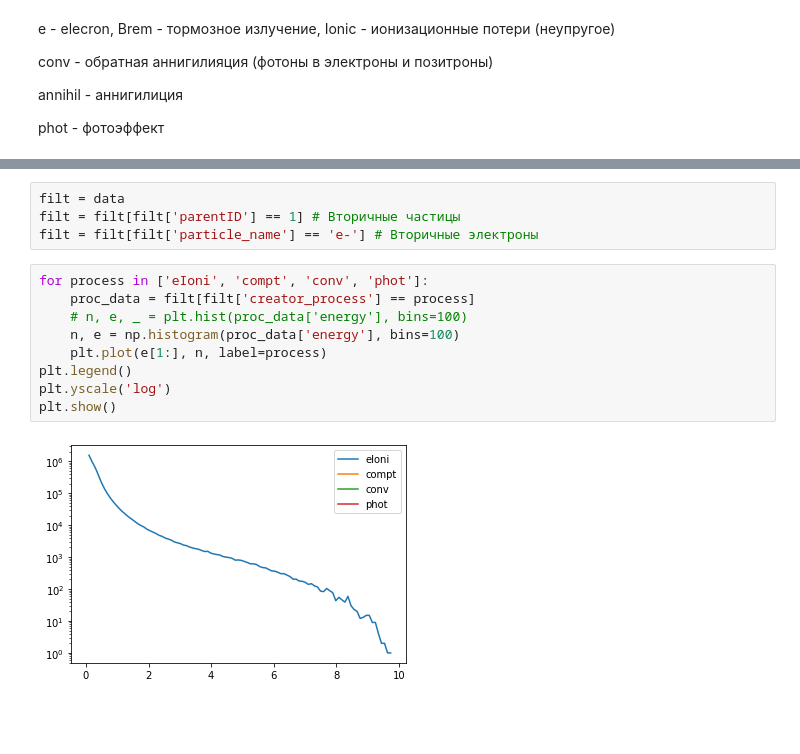
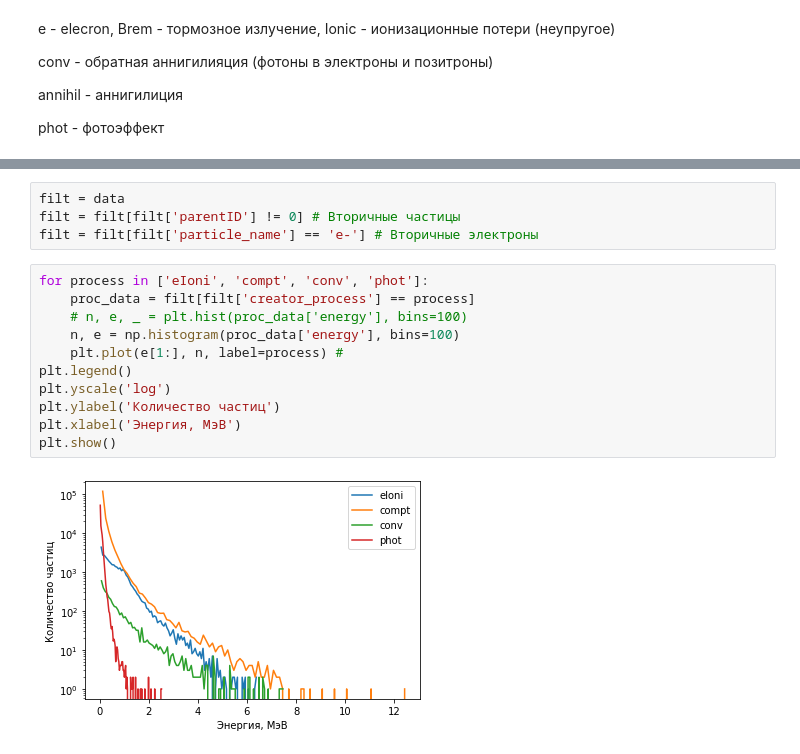
Before and after one commit to annndruha/Distribution-of-secondary-particles-in-tissue-equivalent-materials, a Jupyter notebook: model_cube/ParticlePlotter.ipynb, the cells around one changed output, grey strips where cells are left out. Saved outputs shown, nothing was run; the diff lists cells and outputs as text; blank space fills up the shorter version.

Commit message:
Creator process fix

```diff
--- a/model_cube/ParticlePlotter.ipynb
+++ b/model_cube/ParticlePlotter.ipynb
@@ -60,15 +76,17 @@ data.head()
 # %%
 filt = data
-filt = filt[filt['parentID'] == 1] # Вторичные частицы
+filt = filt[filt['parentID'] != 0] # Вторичные частицы
 filt = filt[filt['particle_name'] == 'e-'] # Вторичные электроны
-# %%
-for process in ['eIoni', 'compt', 'conv', 'phot']:
-    proc_data = filt[filt['creator_process'] == process]
-    # n, e, _ = plt.hist(proc_data['energy'], bins=100)
-    n, e = np.histogram(proc_data['energy'], bins=100)
-    plt.plot(e[1:], n, label=process)
-plt.legend()
-plt.yscale('log')
-plt.show()
-# %% [output]
-[figure, removed]
+# %%
+for process in ['eIoni', 'compt', 'conv', 'phot']:
+    proc_data = filt[filt['creator_process'] == process]
+    # n, e, _ = plt.hist(proc_data['energy'], bins=100)
+    n, e = np.histogram(proc_data['energy'], bins=100)
+    plt.plot(e[1:], n, label=process) #
+plt.legend()
+plt.yscale('log')
+plt.ylabel('Количество частиц')
+plt.xlabel('Энергия, МэВ')
+plt.show()
+# %% [output]
+[figure, added]
```
Also changed, not shown: parts of 6 cells of this notebook.
